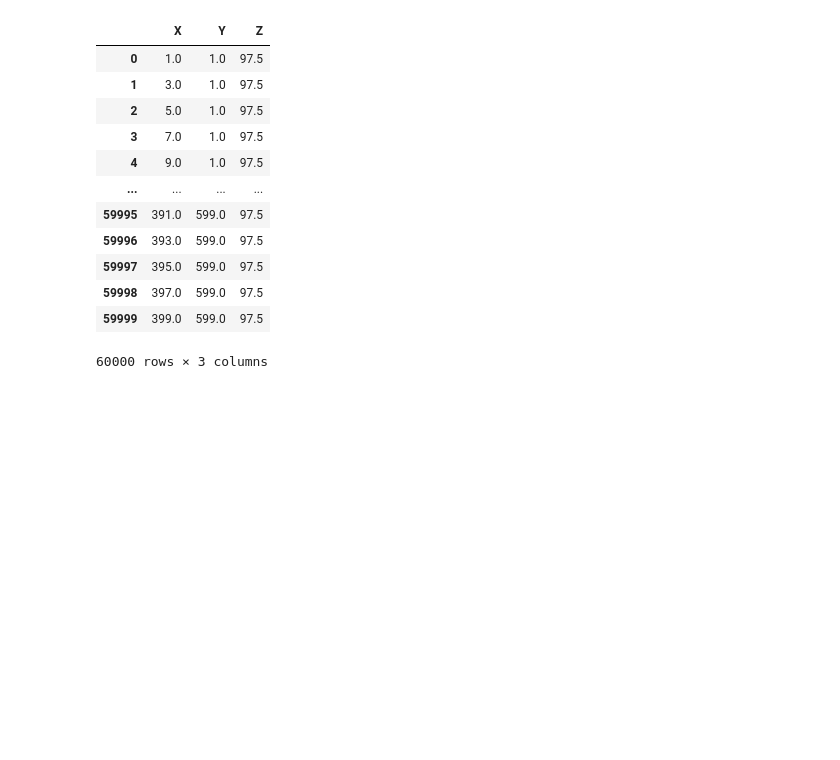
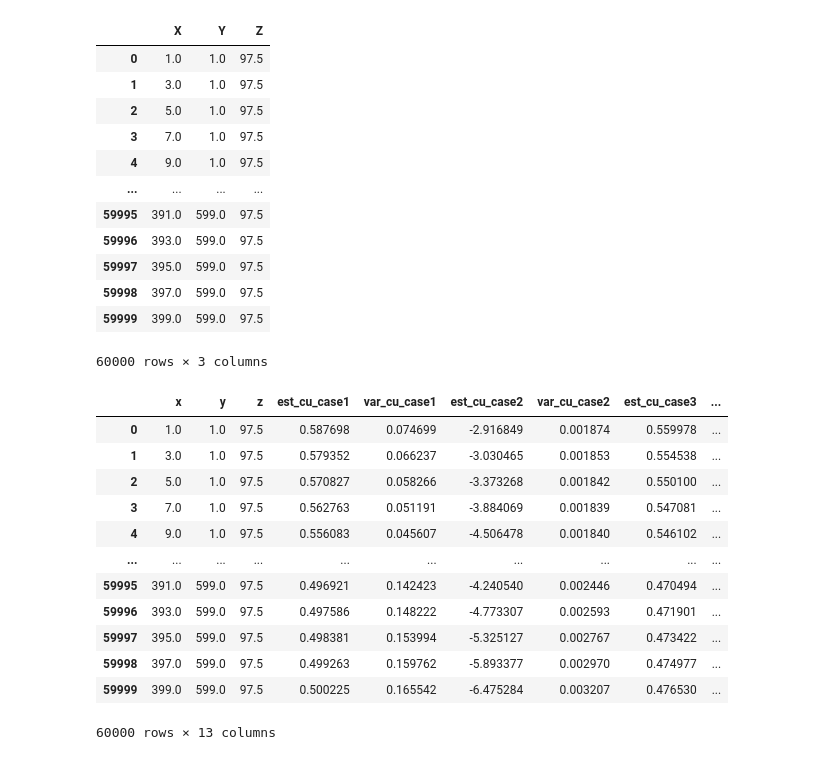
Before and after one commit to Reik0z/spatialize, a Jupyter notebook: examples/old_notebooks/4.-working_with_esi_and_nongriddata.ipynb, the cells around one changed output. Saved outputs shown, nothing was run; the diff lists cells and outputs as text; code cells hidden in the pictures; blank space fills up the shorter version.

```diff
--- a/examples/old_notebooks/4.-working_with_esi_and_nongriddata.ipynb
+++ b/examples/old_notebooks/4.-working_with_esi_and_nongriddata.ipynb
@@ -171,0 +184,16 @@ fig
+# %%
+krig
+# %% [output]
+|  | x | y | z | est_cu_case1 | var_cu_case1 | est_cu_case2 | var_cu_case2 | est_cu_case3 | ... |
+| 0 | 1.0 | 1.0 | 97.5 | 0.587698 | 0.074699 | -2.916849 | 0.001874 | 0.559978 | ... |
+| 1 | 3.0 | 1.0 | 97.5 | 0.579352 | 0.066237 | -3.030465 | 0.001853 | 0.554538 | ... |
+| 2 | 5.0 | 1.0 | 97.5 | 0.570827 | 0.058266 | -3.373268 | 0.001842 | 0.550100 | ... |
+| 3 | 7.0 | 1.0 | 97.5 | 0.562763 | 0.051191 | -3.884069 | 0.001839 | 0.547081 | ... |
+| 4 | 9.0 | 1.0 | 97.5 | 0.556083 | 0.045607 | -4.506478 | 0.001840 | 0.546102 | ... |
+| ... | ... | ... | ... | ... | ... | ... | ... | ... | ... |
+| 59995 | 391.0 | 599.0 | 97.5 | 0.496921 | 0.142423 | -4.240540 | 0.002446 | 0.470494 | ... |
+| 59996 | 393.0 | 599.0 | 97.5 | 0.497586 | 0.148222 | -4.773307 | 0.002593 | 0.471901 | ... |
+| 59997 | 395.0 | 599.0 | 97.5 | 0.498381 | 0.153994 | -5.325127 | 0.002767 | 0.473422 | ... |
+| 59998 | 397.0 | 599.0 | 97.5 | 0.499263 | 0.159762 | -5.893377 | 0.002970 | 0.474977 | ... |
+| 59999 | 399.0 | 599.0 | 97.5 | 0.500225 | 0.165542 | -6.475284 | 0.003207 | 0.476530 | ... |
+60000 rows × 13 columns
```
Also changed, not shown: parts of 10 cells of this notebook, 11 other files.
